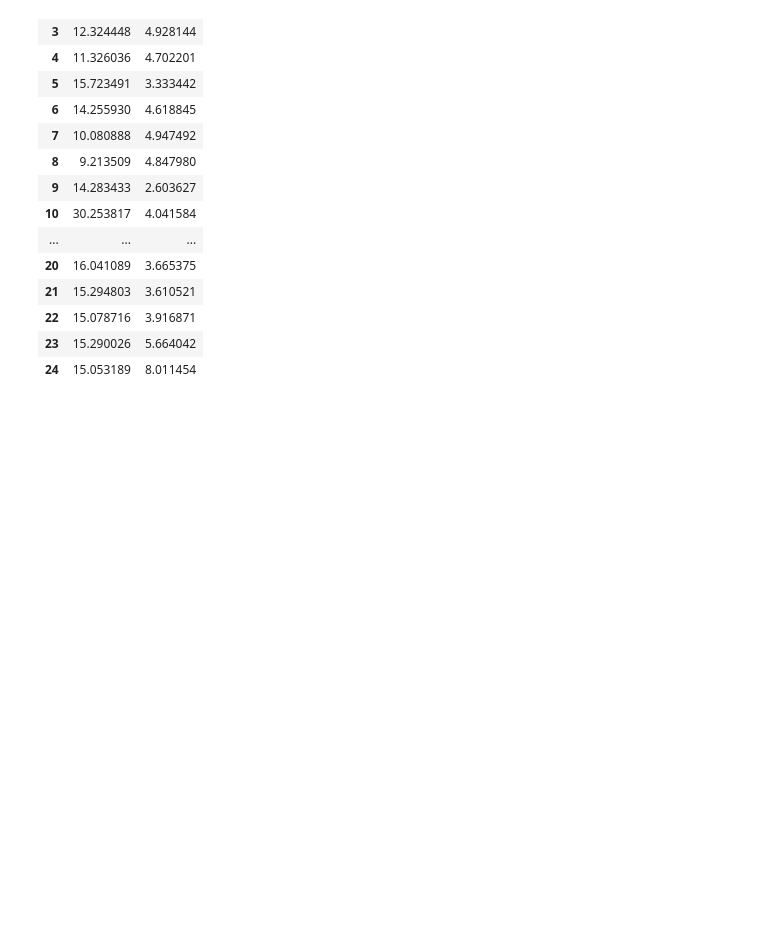
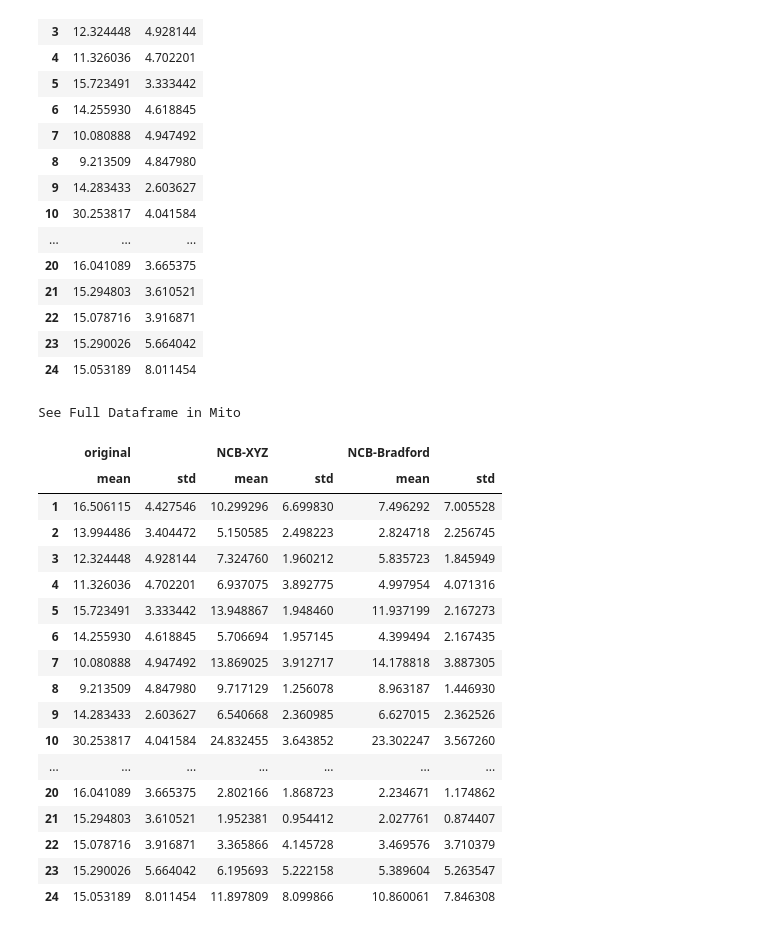
Before and after one commit to Oagyei1/MULTI_COLOR_BALANCE, a Jupyter notebook: Process.ipynb, the cells around one changed output. Saved outputs shown, nothing was run; the diff lists cells and outputs as text; code cells hidden in the pictures; blank space fills up the shorter version.

```diff
--- a/Process.ipynb
+++ b/Process.ipynb
@@ -190,3 +214,26 @@ See Full Dataframe in Mito
 | 22 | 15.078716 | 3.916871 |
 | 23 | 15.290026 | 5.664042 |
 | 24 | 15.053189 | 8.011454 |
+# %%
+#pd.DataFrame({"original": orig_diff, "NCB-XYZ": res, "NCB-Bradford": res2})
+pd.concat({"original": orig_diff, "NCB-XYZ": res, "NCB-Bradford": res2}, axis=1)
+# %% [output]
+See Full Dataframe in Mito
+|  | original |  | NCB-XYZ |  | NCB-Bradford |  |
+|  | mean | std | mean | std | mean | std |
+| 1 | 16.506115 | 4.427546 | 10.299296 | 6.699830 | 7.496292 | 7.005528 |
+| 2 | 13.994486 | 3.404472 | 5.150585 | 2.498223 | 2.824718 | 2.256745 |
+| 3 | 12.324448 | 4.928144 | 7.324760 | 1.960212 | 5.835723 | 1.845949 |
+| 4 | 11.326036 | 4.702201 | 6.937075 | 3.892775 | 4.997954 | 4.071316 |
+| 5 | 15.723491 | 3.333442 | 13.948867 | 1.948460 | 11.937199 | 2.167273 |
+| 6 | 14.255930 | 4.618845 | 5.706694 | 1.957145 | 4.399494 | 2.167435 |
+| 7 | 10.080888 | 4.947492 | 13.869025 | 3.912717 | 14.178818 | 3.887305 |
+| 8 | 9.213509 | 4.847980 | 9.717129 | 1.256078 | 8.963187 | 1.446930 |
+| 9 | 14.283433 | 2.603627 | 6.540668 | 2.360985 | 6.627015 | 2.362526 |
+| 10 | 30.253817 | 4.041584 | 24.832455 | 3.643852 | 23.302247 | 3.567260 |
+| ... | ... | ... | ... | ... | ... | ... |
+| 20 | 16.041089 | 3.665375 | 2.802166 | 1.868723 | 2.234671 | 1.174862 |
+| 21 | 15.294803 | 3.610521 | 1.952381 | 0.954412 | 2.027761 | 0.874407 |
+| 22 | 15.078716 | 3.916871 | 3.365866 | 4.145728 | 3.469576 | 3.710379 |
+| 23 | 15.290026 | 5.664042 | 6.195693 | 5.222158 | 5.389604 | 5.263547 |
+| 24 | 15.053189 | 8.011454 | 11.897809 | 8.099866 | 10.860061 | 7.846308 |
```
Also changed, not shown: parts of 6 cells of this notebook.
